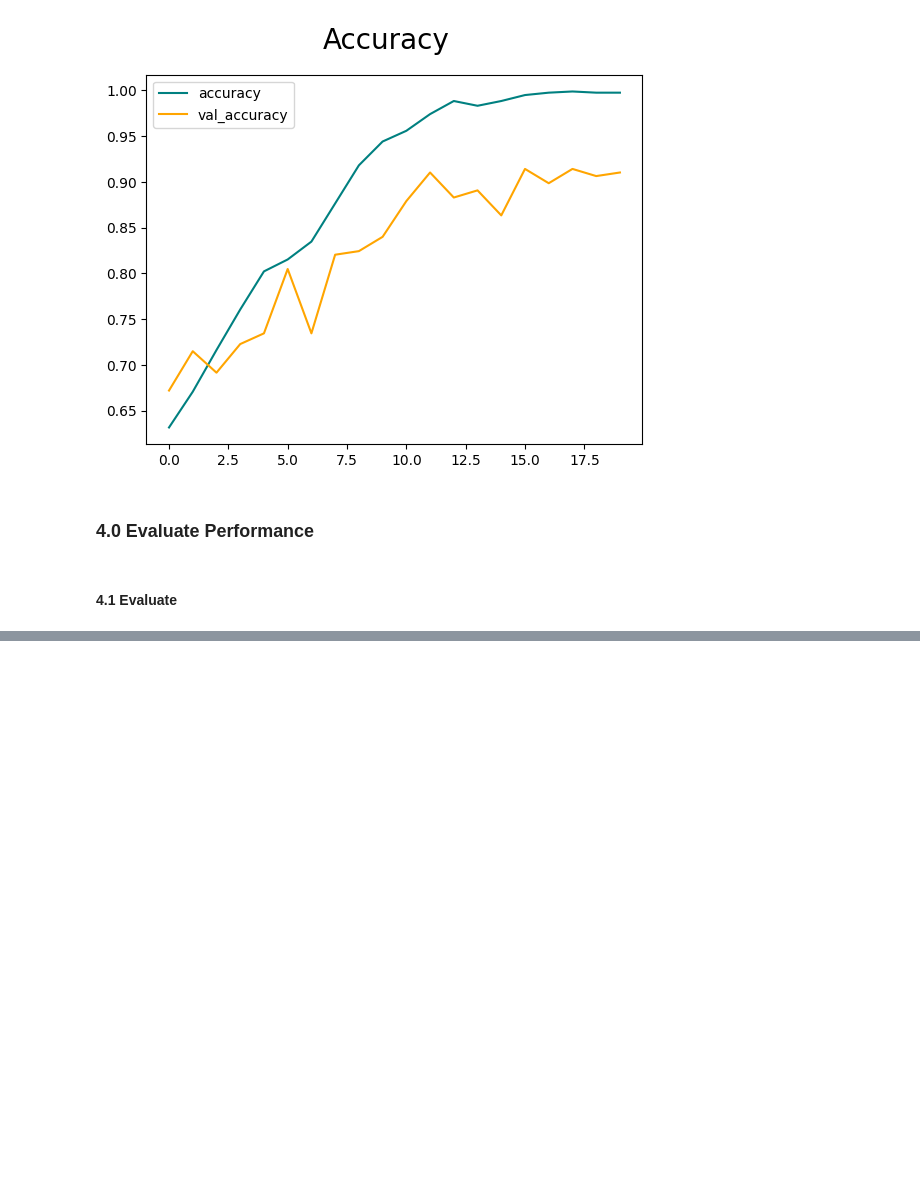
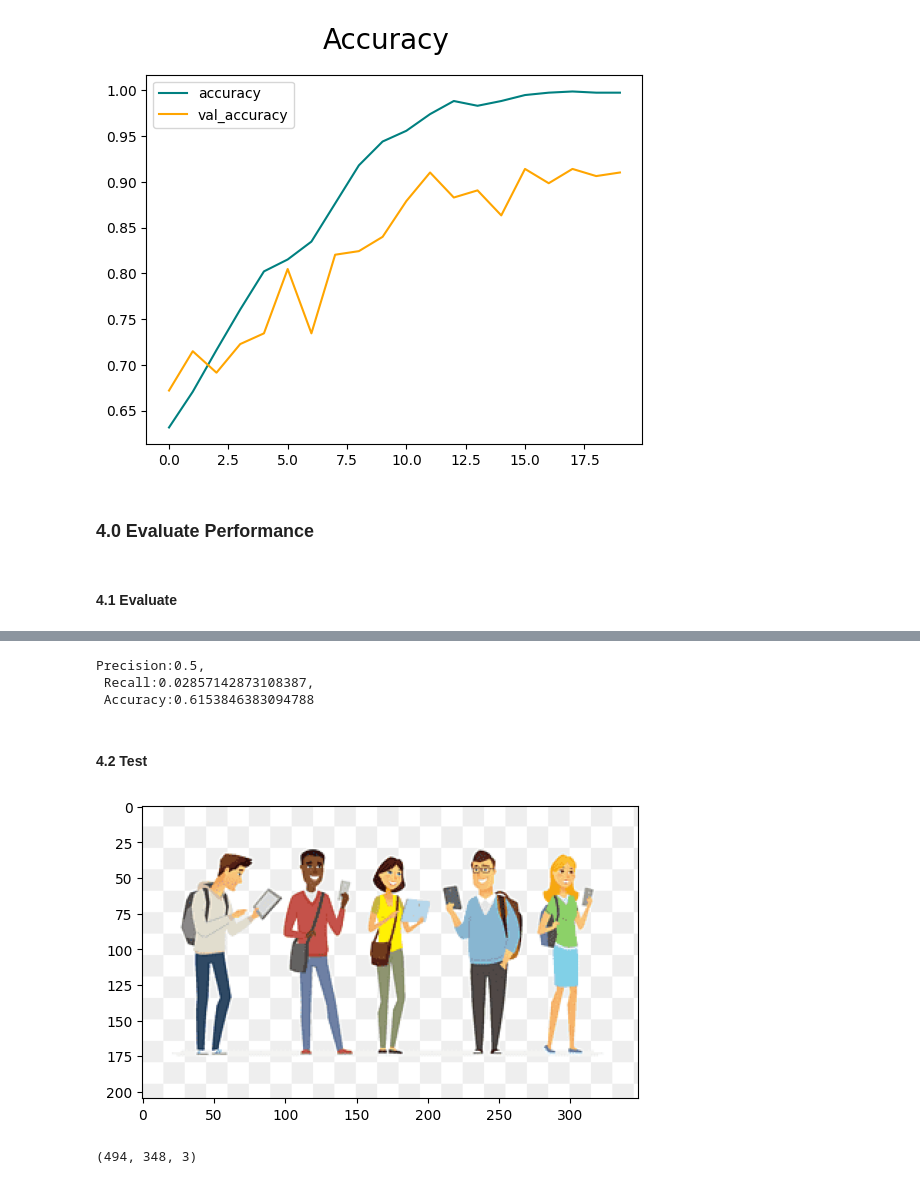
Before and after one commit to BradfordMutemi/DeepLearning_ImageClassifier, a Jupyter notebook: ImageClassification.ipynb, the cells around one changed output, grey strips where cells are left out. Cells and saved outputs as stored; diff of their text form; code cells hidden in the pictures; blank space fills up the shorter version.

```diff
--- a/ImageClassification.ipynb
+++ b/ImageClassification.ipynb
@@ -341,0 +372,8 @@ plt.show()
+# %%
+print(f'Precision:{pre.result().numpy()},\n Recall:{re.result().numpy()},\n Accuracy:{acc.result().numpy()}')
+# %% [output]
+Precision:0.5,
+ Recall:0.02857142873108387,
+ Accuracy:0.6153846383094788
+# %% [markdown]
+#### 4.2 Test
@@ -341,0 +382,10 @@ plt.show()
+# %%
+img = cv2.imread(os.path.join('test', 'test2.png'))
+plt.imshow(cv2.cvtColor(img, cv2.COLOR_BGR2RGB))
+plt.show()
+# %% [output]
+[figure, added]
+# %%
+img.shape
+# %% [output]
+(494, 348, 3)
```
Also changed, not shown: parts of 49 cells of this notebook, 16 other files.
